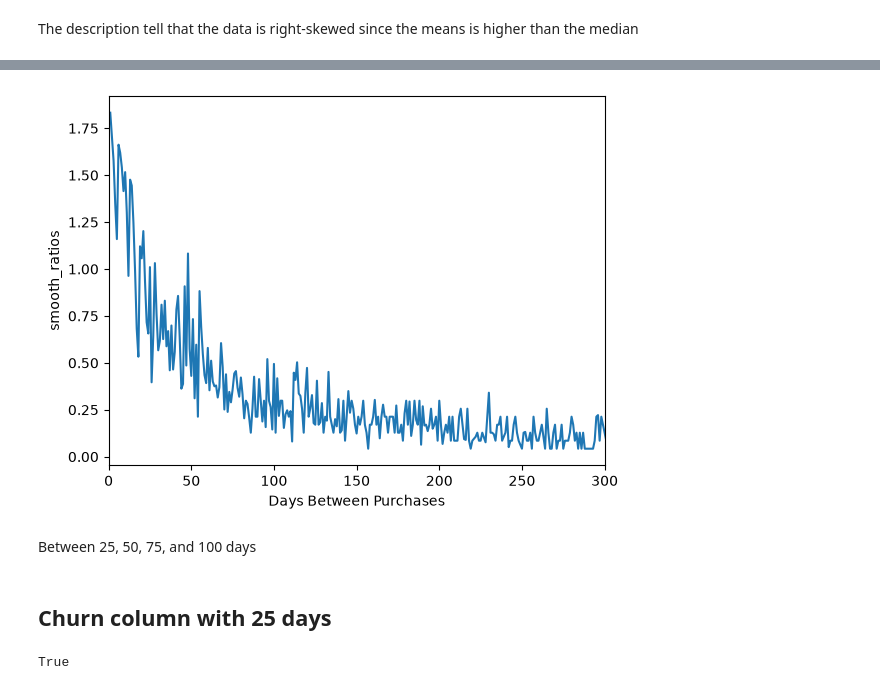
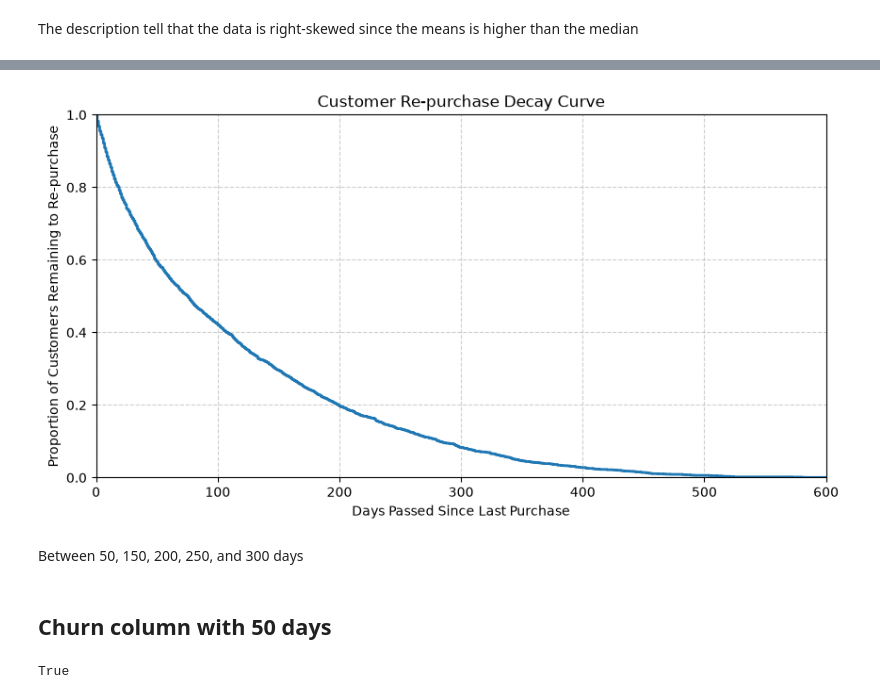
Before and after one commit to SilvanaKoga/tfm-uned-churn, a Jupyter notebook: Notebooks/Merge.ipynb, the cells around one changed output, grey strips where cells are left out. Saved outputs shown, nothing was run; the diff lists cells and outputs as text; code cells hidden in the pictures.

```diff
--- a/Notebooks/Merge.ipynb
+++ b/Notebooks/Merge.ipynb
@@ -476,15 +427,23 @@ counts_df
-# %%
-sb.lineplot(data=counts_df, x= counts_df["purchase_again_days"], y = counts_df["ratio_smooth"])
-plt.xlim(0, 300)
-plt.xlabel("Days Between Purchases")
-plt.ylabel("smooth_ratios")
-plt.show()
-# %% [output]
-[figure, removed]
+# %%
+plt.figure(figsize=(10, 5))
+
+# complementary=True flips the line to slope downwards from 1.0 to 0.0
+sb.ecdfplot(data=cph_copy_filtered, x="avg_days_to_re_purchase", complementary=True, lw=2)
+
+# Set x-axis limit (expanded to 180 days to see where it flattens near the bottom)
+plt.xlim(0, 600)
+plt.grid(True, linestyle="--", alpha=0.6)
+
+plt.xlabel("Days Passed Since Last Purchase")
+plt.ylabel("Proportion of Customers Remaining to Re-purchase")
+plt.title("Customer Re-purchase Decay Curve")
+plt.show()
+# %% [output]
+[figure, added]
 # %% [markdown]
-Between 25, 50, 75, and 100 days
+Between 50, 150, 200, 250, and 300 days
 # %% [markdown]
-## Churn column with 25 days
+## Churn column with 50 days
 # %%
 olist_df"purchase_again_days" in
 # %% [output]
```
Also changed, not shown: parts of 24 cells of this notebook, 1 other file.
